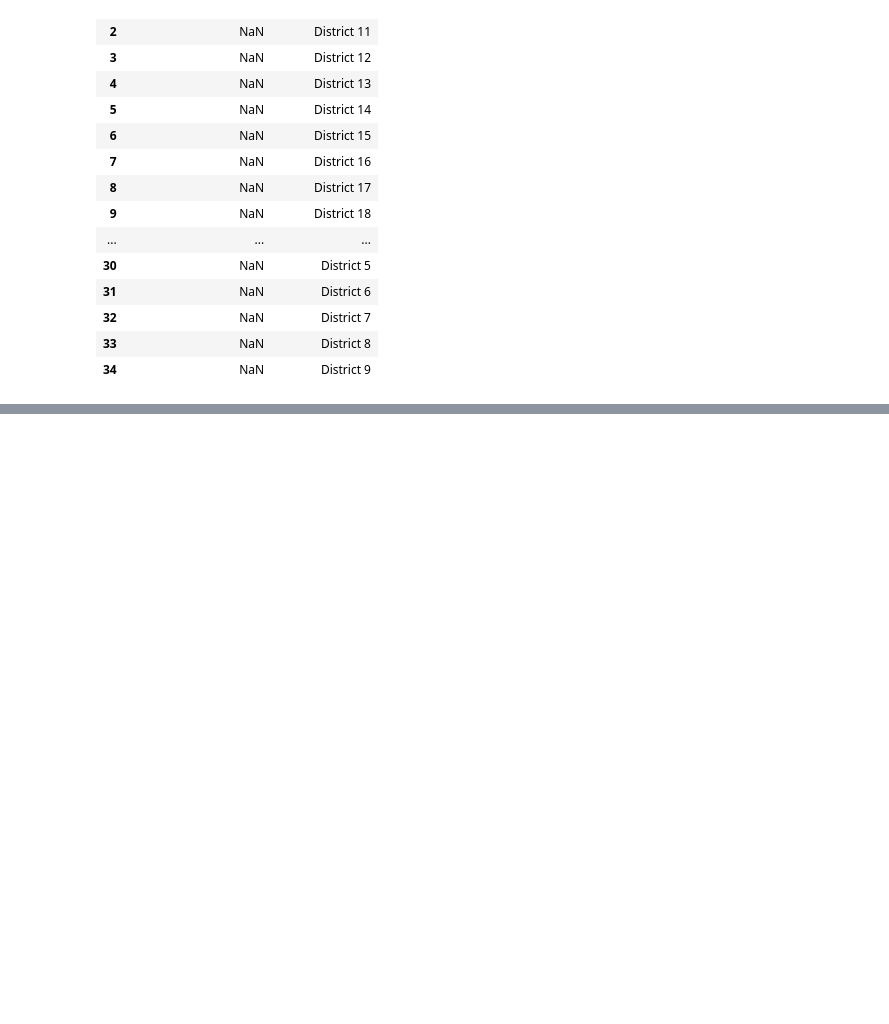
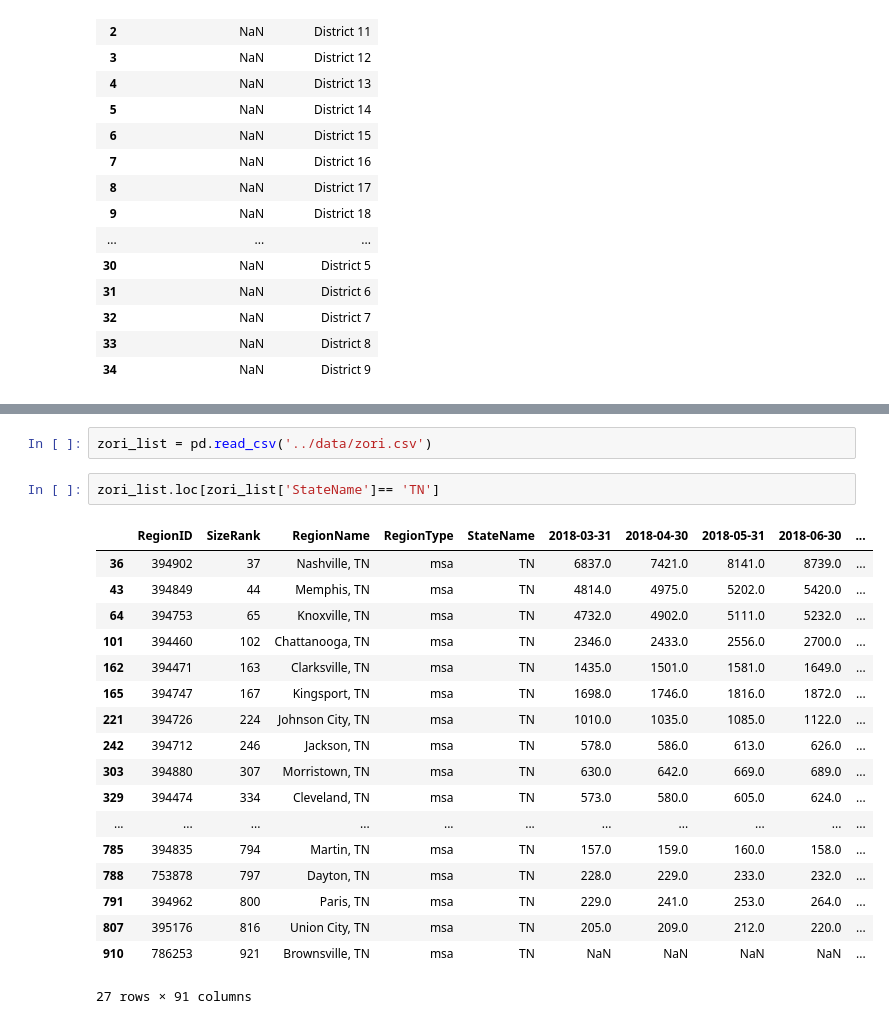
Before and after one commit to jacobvogs/Airbnb-Listings-in-Nash, a Jupyter notebook: notebook/capstone.ipynb, the cells around one changed output, grey strips where cells are left out. Saved outputs shown, nothing was run; the diff lists cells and outputs as text; blank space fills up the shorter version.

```diff
--- a/notebook/capstone.ipynb
+++ b/notebook/capstone.ipynb
@@ -66,0 +180,23 @@ nash_neighbors
+# %%
+zori_list = pd.read_csv('../data/zori.csv')
+# %%
+zori_list.loc[zori_list['StateName']== 'TN']
+# %% [output]
+|  | RegionID | SizeRank | RegionName | RegionType | StateName | 2018-03-31 | 2018-04-30 | 2018-05-31 | 2018-06-30 | ... |
+| 36 | 394902 | 37 | Nashville, TN | msa | TN | 6837.0 | 7421.0 | 8141.0 | 8739.0 | ... |
+| 43 | 394849 | 44 | Memphis, TN | msa | TN | 4814.0 | 4975.0 | 5202.0 | 5420.0 | ... |
+| 64 | 394753 | 65 | Knoxville, TN | msa | TN | 4732.0 | 4902.0 | 5111.0 | 5232.0 | ... |
+| 101 | 394460 | 102 | Chattanooga, TN | msa | TN | 2346.0 | 2433.0 | 2556.0 | 2700.0 | ... |
+| 162 | 394471 | 163 | Clarksville, TN | msa | TN | 1435.0 | 1501.0 | 1581.0 | 1649.0 | ... |
+| 165 | 394747 | 167 | Kingsport, TN | msa | TN | 1698.0 | 1746.0 | 1816.0 | 1872.0 | ... |
+| 221 | 394726 | 224 | Johnson City, TN | msa | TN | 1010.0 | 1035.0 | 1085.0 | 1122.0 | ... |
+| 242 | 394712 | 246 | Jackson, TN | msa | TN | 578.0 | 586.0 | 613.0 | 626.0 | ... |
+| 303 | 394880 | 307 | Morristown, TN | msa | TN | 630.0 | 642.0 | 669.0 | 689.0 | ... |
+| 329 | 394474 | 334 | Cleveland, TN | msa | TN | 573.0 | 580.0 | 605.0 | 624.0 | ... |
+| ... | ... | ... | ... | ... | ... | ... | ... | ... | ... | ... |
+| 785 | 394835 | 794 | Martin, TN | msa | TN | 157.0 | 159.0 | 160.0 | 158.0 | ... |
+| 788 | 753878 | 797 | Dayton, TN | msa | TN | 228.0 | 229.0 | 233.0 | 232.0 | ... |
+| 791 | 394962 | 800 | Paris, TN | msa | TN | 229.0 | 241.0 | 253.0 | 264.0 | ... |
+| 807 | 395176 | 816 | Union City, TN | msa | TN | 205.0 | 209.0 | 212.0 | 220.0 | ... |
+| 910 | 786253 | 921 | Brownsville, TN | msa | TN | NaN | NaN | NaN | NaN | ... |
+27 rows × 91 columns
```
Also changed, not shown: parts of 12 cells of this notebook.
